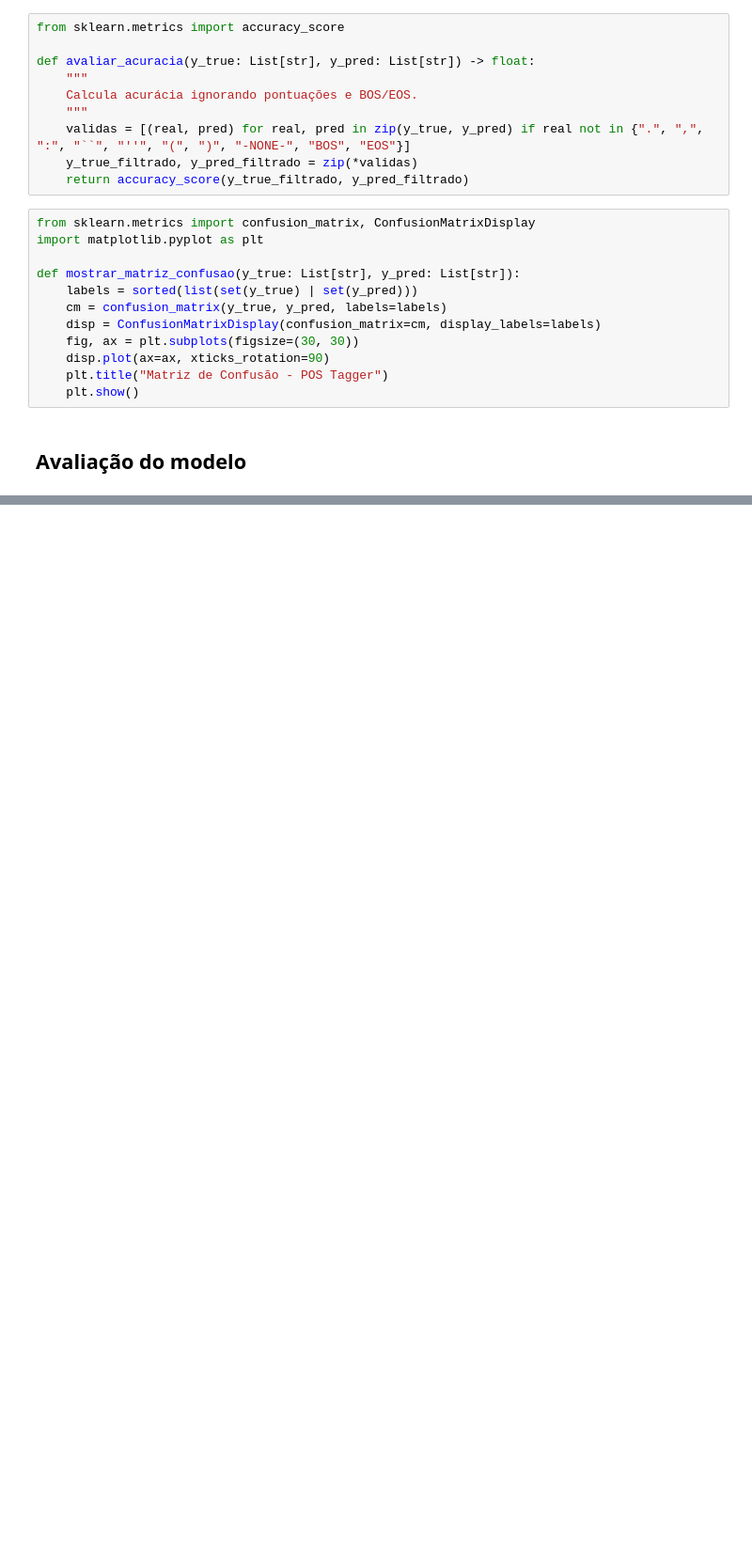
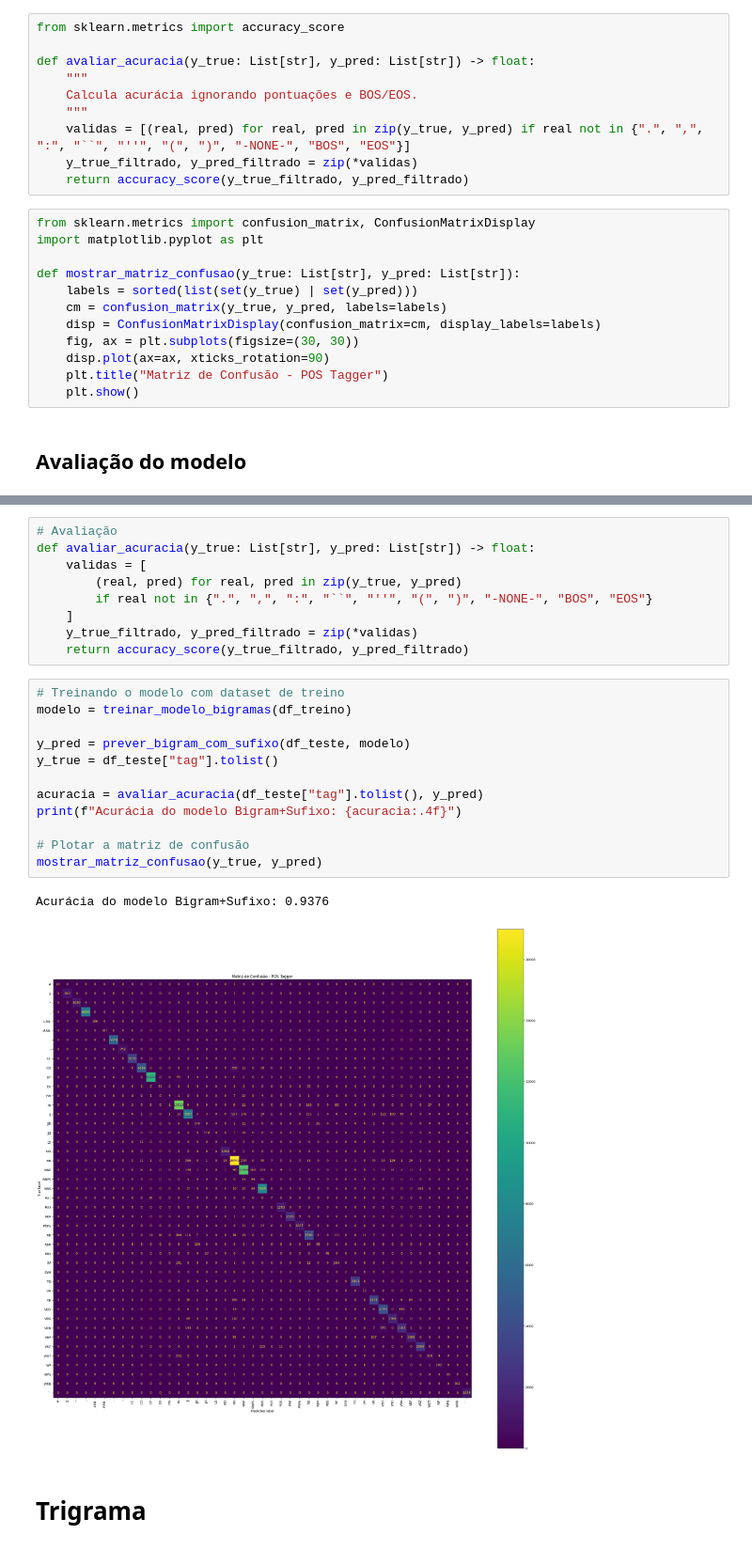
Before and after one commit to LucasNCortez/POS-Tagger-PLN, a Jupyter notebook: PoS_Tagging.ipynb, the cells around one changed output, grey strips where cells are left out. Shown at 94% size. Saved outputs shown, nothing was run; the diff lists cells and outputs as text; blank space fills up the shorter version.

Commit message:
Implementação de modelos com Bigramas e Trigramas

```diff
--- a/PoS_Tagging.ipynb
+++ b/PoS_Tagging.ipynb
@@ -178,0 +249,26 @@ Tags previstas: ['JJ', 'NNS', 'IN', 'DT', 'NNP', 'NNPS', 'CC', 'NNP', 'NNP', 'VB
+# %%
+# Avaliação
+def avaliar_acuracia(y_true: List[str], y_pred: List[str]) -> float:
+    validas = [
+        (real, pred) for real, pred in zip(y_true, y_pred)
+        if real not in {".", ",", ":", "``", "''", "(", ")", "-NONE-", "BOS", "EOS"}
+    ]
+    y_true_filtrado, y_pred_filtrado = zip(*validas)
+    return accuracy_score(y_true_filtrado, y_pred_filtrado)
+# %%
+# Treinando o modelo com dataset de treino
+modelo = treinar_modelo_bigramas(df_treino)
+
+y_pred = prever_bigram_com_sufixo(df_teste, modelo)
+y_true = df_teste["tag"].tolist()
+
+acuracia = avaliar_acuracia(df_teste["tag"].tolist(), y_pred)
+print(f"Acurácia do modelo Bigram+Sufixo: {acuracia:.4f}")
+
+# Plotar a matriz de confusão
+mostrar_matriz_confusao(y_true, y_pred)
+# %% [output]
+Acurácia do modelo Bigram+Sufixo: 0.9376
+[figure, added]
+# %% [markdown]
+# Trigrama
```
Also changed, not shown: parts of 11 cells of this notebook.
